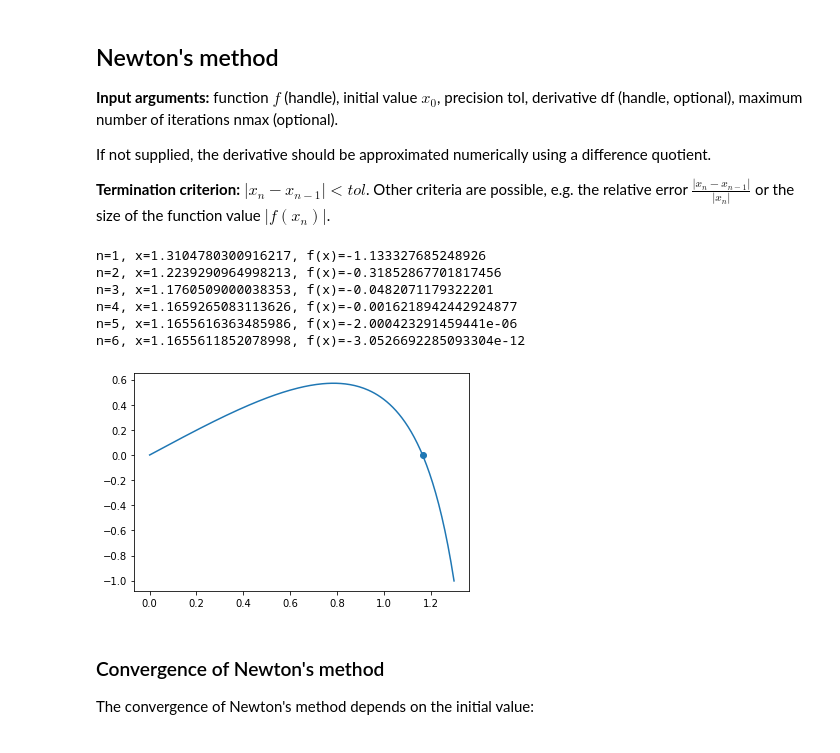
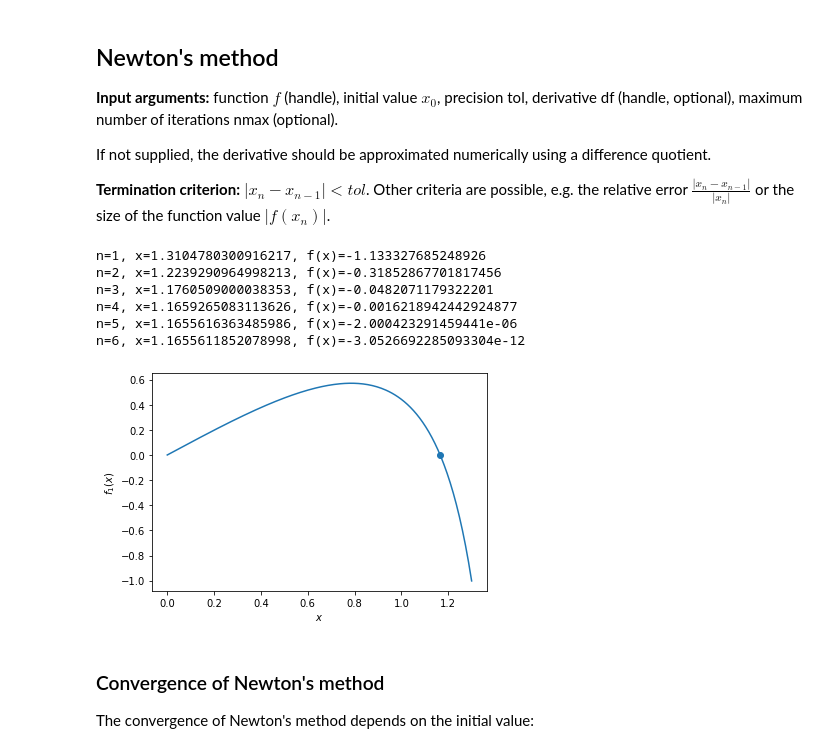
Before and after one commit to OleBo/MathSo, a Jupyter notebook: notebooks/roots.ipynb, the cells around one changed output. Saved outputs shown, nothing was run; the diff lists cells and outputs as text; code cells hidden in the pictures.

```diff
--- a/notebooks/roots.ipynb
+++ b/notebooks/roots.ipynb
@@ -93,18 +95,20 @@ df1 = lambda x: 1 - np.tan(x)**2 # df1/dx
 # %%
 x = np.linspace(0, 1.3, 200)
 x0, _ = newton(f1, 1, 1e-6, df1)
 fig, ax = plt.subplots()
+ax.set_xlabel('$x$')
+ax.set_ylabel('$f_1(x)$')
 ax.plot(x, f1(x))
 ax.scatter(x0,0)
 plt.show()
 # %% [output]
 n=1, x=1.3104780300916217, f(x)=-1.133327685248926
 n=2, x=1.2239290964998213, f(x)=-0.31852867701817456
 n=3, x=1.1760509000038353, f(x)=-0.0482071179322201
 n=4, x=1.1659265083113626, f(x)=-0.0016218942442924877
 n=5, x=1.1655616363485986, f(x)=-2.000423291459441e-06
 n=6, x=1.1655611852078998, f(x)=-3.0526692285093304e-12
-[figure, old version]
+[figure, new version]
 # %% [markdown]
 ### Convergence of Newton's method
 
```
Also changed, not shown: parts of 10 cells of this notebook.
